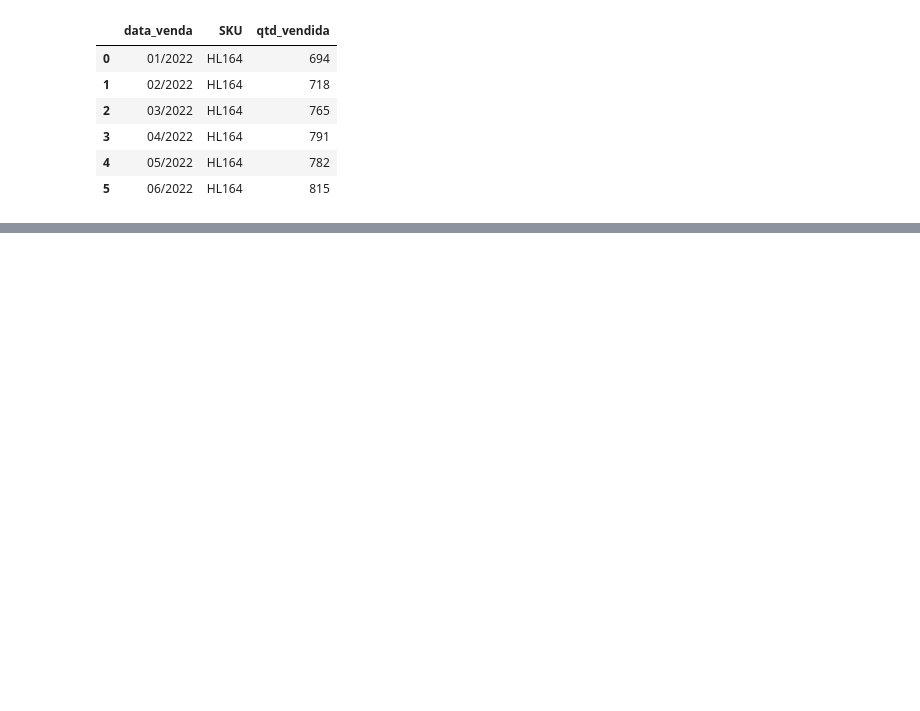
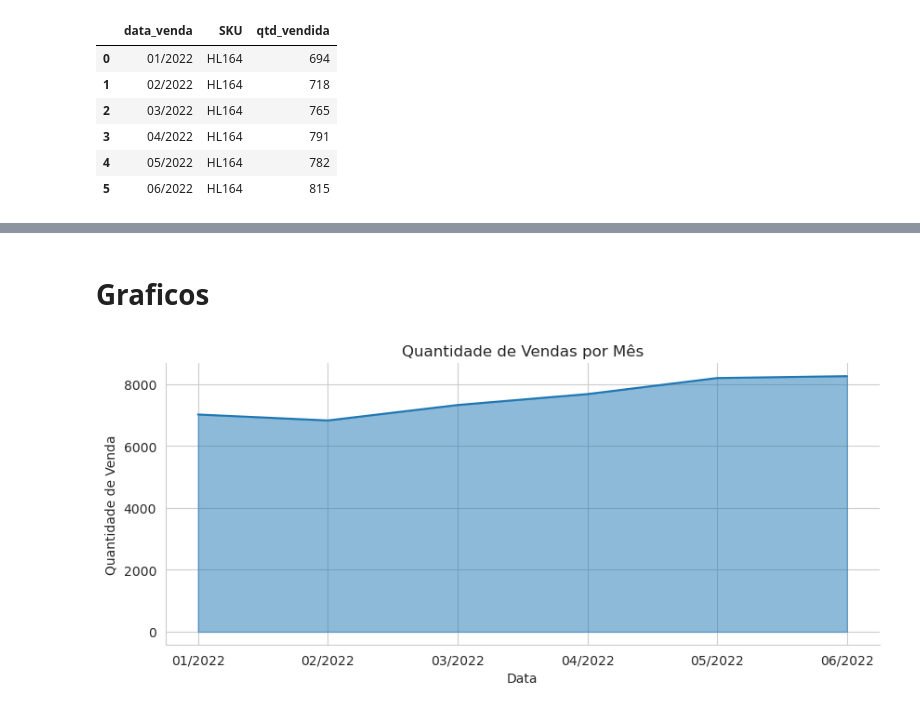
Before and after one commit to jhonatanpaz95/Desafios-de-codigo, a Jupyter notebook: desafio de codigo 1.ipynb, the cells around one changed output, grey strips where cells are left out. Saved outputs shown, nothing was run; the diff lists cells and outputs as text; code cells hidden in the pictures; blank space fills up the shorter version.

Commit message:
Graficos gerados

```diff
--- a/desafio de codigo 1.ipynb
+++ b/desafio de codigo 1.ipynb
@@ -133,0 +134,6 @@ sku_junho_df
+# %%
+# total de vendas por mês
+
+vendas_mes_df = base_vendas_df.groupby(by='data_venda', as_index=False)['qtd_vendida'].sum()
+
+vendas_mes_df
@@ -133,0 +148,14 @@ sku_junho_df
+# %% [markdown]
+
+# Graficos
+# %%
+
+
+with sns.axes_style(style='whitegrid'):
+    grafico = sns.FacetGrid(data=vendas_mes_df, palette='pastel')
+    grafico.map(sns.lineplot, 'data_venda', 'qtd_vendida')
+    grafico.map(plt.fill_between, 'data_venda', 'qtd_vendida', alpha=0.5)
+    grafico.set(title= 'Quantidade de Vendas por Mês',xlabel='Data', ylabel='Quantidade de Venda')
+    grafico.fig.set_size_inches(w=30/2.54, h=10/2.54)
+# %% [output]
+[figure, added]
```
Also changed, not shown: parts of 7 cells of this notebook.
